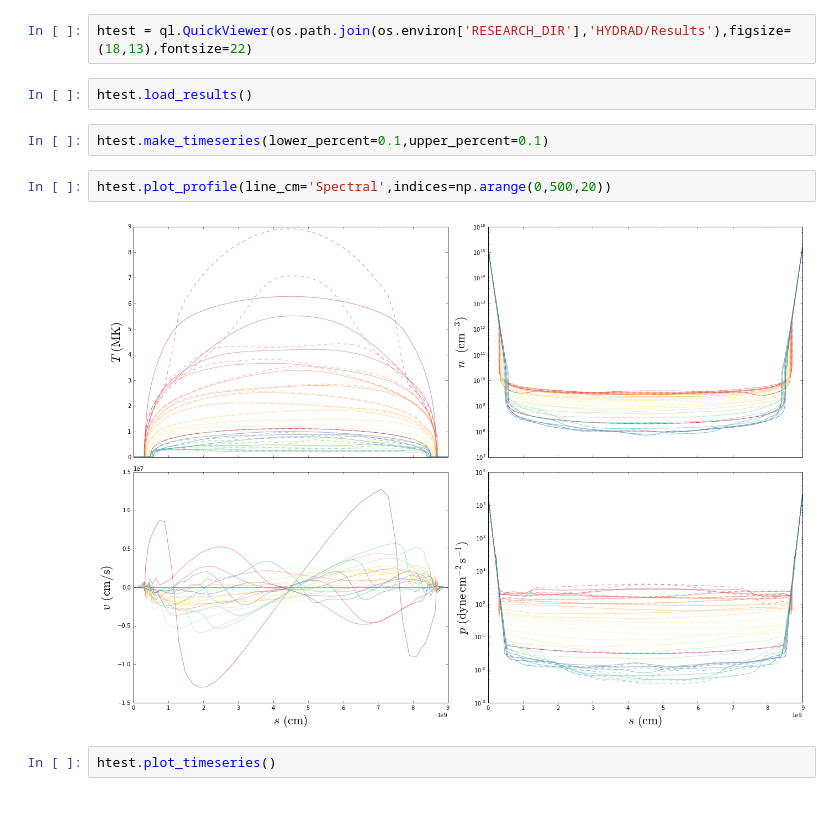
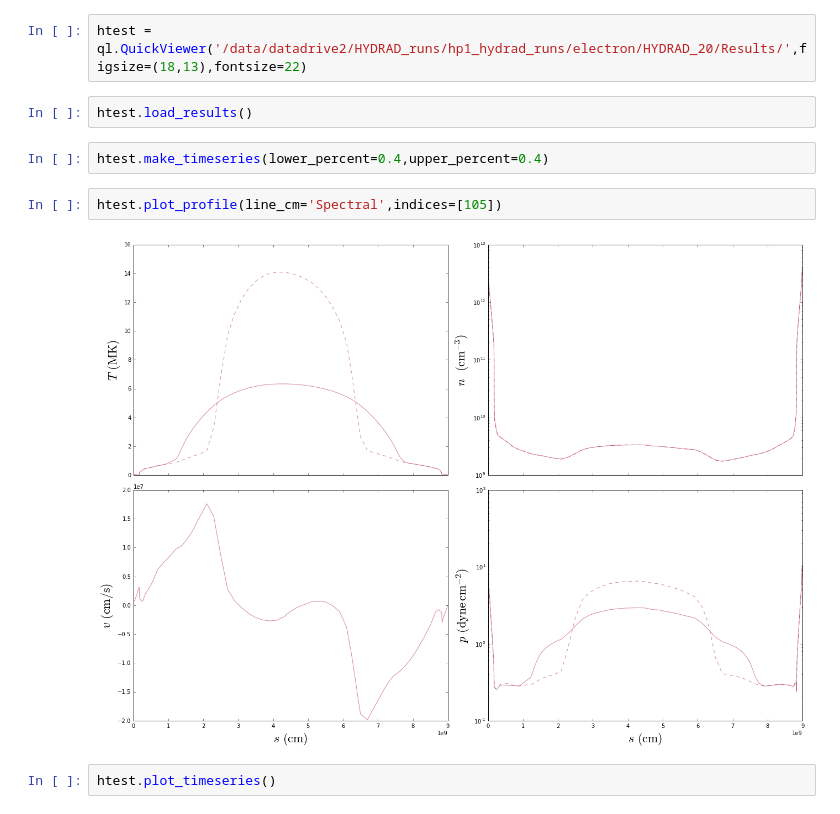
Before and after one commit to wtbarnes/research_notebook, a Jupyter notebook: HYDRAD/hercules_testing.ipynb, the cells around one changed output. Saved outputs shown, nothing was run; the diff lists cells and outputs as text.

Commit message:
updating research log notebooks

```diff
--- a/HYDRAD/hercules_testing.ipynb
+++ b/HYDRAD/hercules_testing.ipynb
@@ -16,15 +16,15 @@ reload(ql)
 # %% [output]
 <module 'quick_look' from '/home/wtb2/Documents/hercules/hercules/quick_look.py'>
 # %%
-htest = ql.QuickViewer(os.path.join(os.environ['RESEARCH_DIR'],'HYDRAD/Results'),figsize=(18,13),fontsize=22)
+htest = ql.QuickViewer('/data/datadrive2/HYDRAD_runs/hp1_hydrad_runs/electron/HYDRAD_20/Results/',figsize=(18,13),fontsize=22)
 # %%
 htest.load_results()
 # %%
-htest.make_timeseries(lower_percent=0.1,upper_percent=0.1)
+htest.make_timeseries(lower_percent=0.4,upper_percent=0.4)
 # %%
-htest.plot_profile(line_cm='Spectral',indices=np.arange(0,500,20))
+htest.plot_profile(line_cm='Spectral',indices=[105])
 # %% [output]
-[figure, old version]
+[figure, new version]
 # %%
 htest.plot_timeseries()
 # %% [output]
```
Also changed, not shown: 6 other files.
